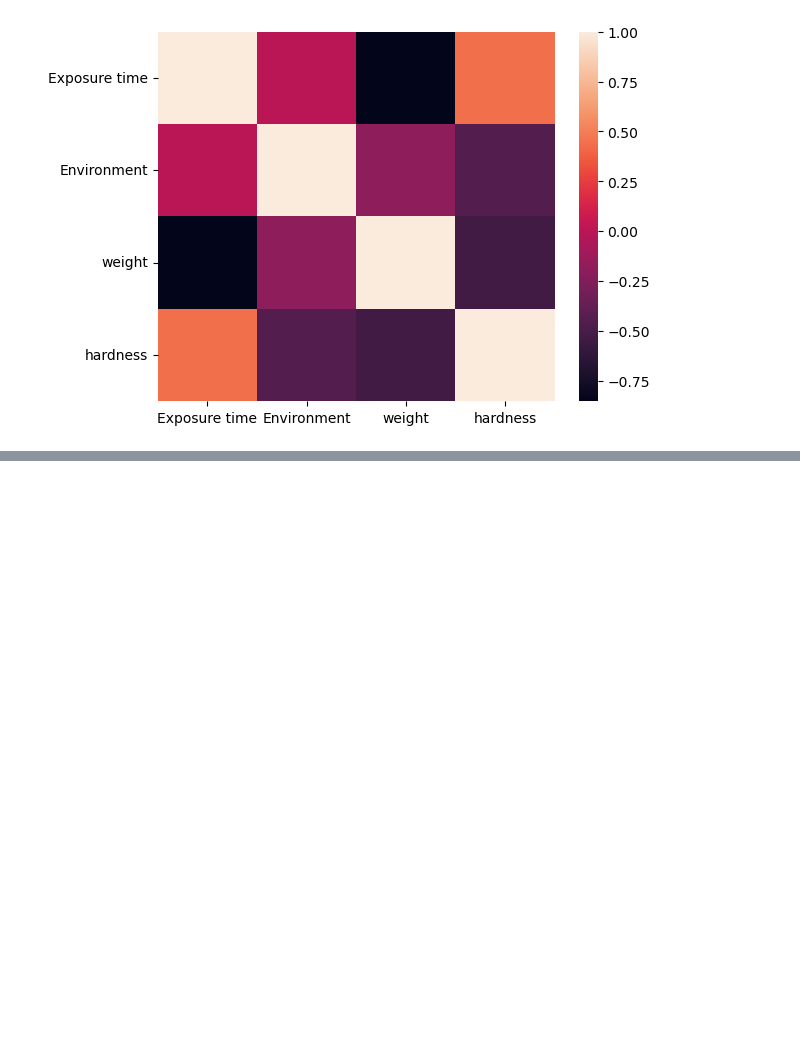
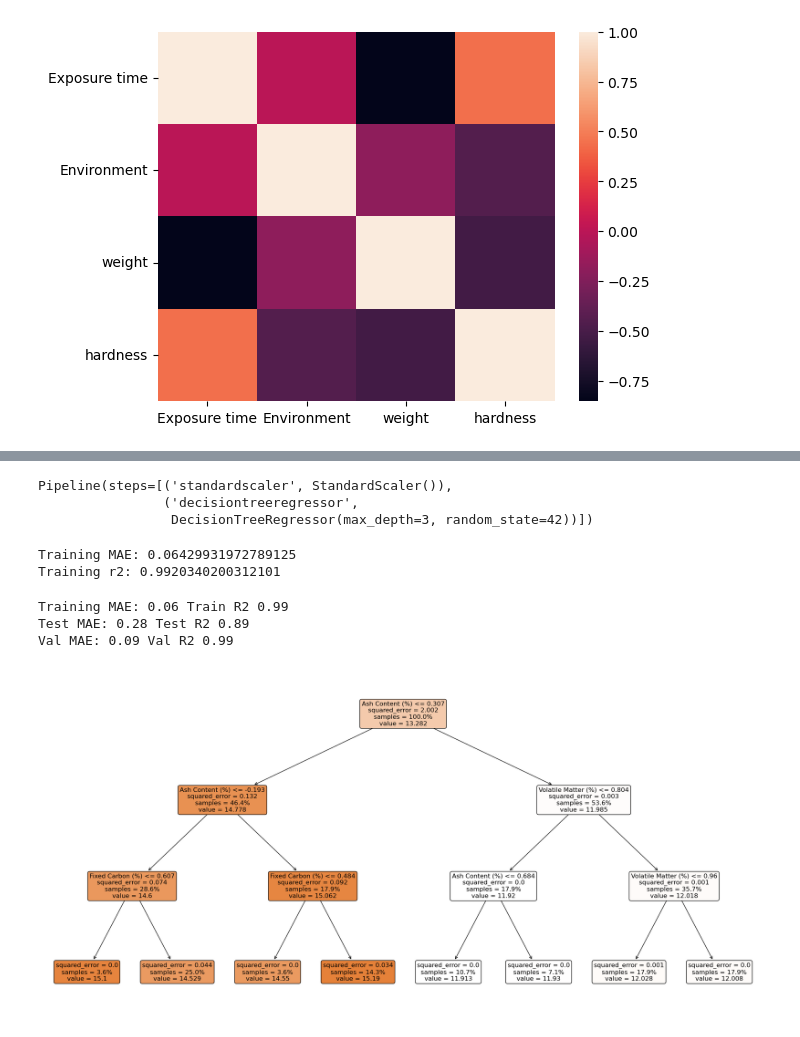
Before and after one commit to iretex/research, a Jupyter notebook: EDA.ipynb, the cells around one changed output, grey strips where cells are left out. Cells and saved outputs as stored; diff of their text form; code cells hidden in the pictures; blank space fills up the shorter version.

```diff
--- a/EDA.ipynb
+++ b/EDA.ipynb
@@ -97,0 +188,13 @@ sns.heatmap(corr)
+# %%
+target = df.columns[-1]
+y = df[target]
+X = df.drop(columns=target)
+# %%
+from sklearn.model_selection import train_test_split
+
+# create a test split with 20% of test data
+X_train, X_test, y_train, y_test = train_test_split(X, y, test_size=0.2, random_state=42)
+
+
+# create a validation split with 20% of val data
+X_train, X_val, y_train, y_val = train_test_split(X_train, y_train, test_size=0.2, random_state=42)
@@ -97,0 +209,63 @@ sns.heatmap(corr)
+# %%
+from sklearn.tree import DecisionTreeRegressor
+from sklearn.pipeline import Pipeline, make_pipeline
+
+# Build Model with a decision tree regression algorithm (avoid multi-collinearity effect from correlated features)
+model = make_pipeline(
+    # OrdinalEncoder(),
+    StandardScaler(),
+    DecisionTreeRegressor(max_depth=3, random_state=42)
+)
+# Fit model to training data
+model.fit(X_train, y_train)
+# %% [output]
+Pipeline(steps=[('standardscaler', StandardScaler()),
+                ('decisiontreeregressor',
+                 DecisionTreeRegressor(max_depth=3, random_state=42))])
+# %%
+from sklearn.metrics import *
+
+y_pred_training = model.predict(X_train)
+
+print("Training MAE:", mean_absolute_error(y_train, y_pred_training))
+print("Training r2:", r2_score(y_train, y_pred_training))
+# %% [output]
+Training MAE: 0.06429931972789125
+Training r2: 0.9920340200312101
+# %%
+mae_train = mean_absolute_error(y_train, model.predict(X_train))
+mae_test = mean_absolute_error(y_test, model.predict(X_test))
+mae_val = mean_absolute_error(y_val, model.predict(X_val))
+r2_train = r2_score(y_train, model.predict(X_train))
+r2_test = r2_score(y_test, model.predict(X_test))
+r2_val = r2_score(y_val, model.predict(X_val))
+
+print("Training MAE:", round(mae_train, 2), "Train R2", round(r2_train,2))
+print("Test MAE:", round(mae_test, 2), "Test R2", round(r2_test,2))
+print("Val MAE:", round(mae_val, 2), "Val R2", round(r2_val,2))
+# %% [output]
+Training MAE: 0.06 Train R2 0.99
+Test MAE: 0.28 Test R2 0.89
+Val MAE: 0.09 Val R2 0.99
+# %%
+from sklearn.tree import plot_tree
+
+@save_plot('plots/model_2.png')
+def plot_model():
+    # Create larger figure
+    fig, ax = plt.subplots(figsize=(25, 12))
+    # Plot tree
+    plot_tree(
+        decision_tree = model.named_steps["decisiontreeregressor"],
+        feature_names=X_train.columns.to_list(),
+        filled=True,  # Color leaf with class
+        rounded=True,  # Round leaf edges
+        proportion=True,  # Display proportion of classes in leaf
+        max_depth=3,  # Only display first 3 levels
+        fontsize=12,  # Enlarge font
+        ax=ax,  # Place in figure axis
+    );
+
+plot_model()
+# %% [output]
+[figure, added]
```
Also changed, not shown: parts of 11 cells of this notebook, 11 other files.
